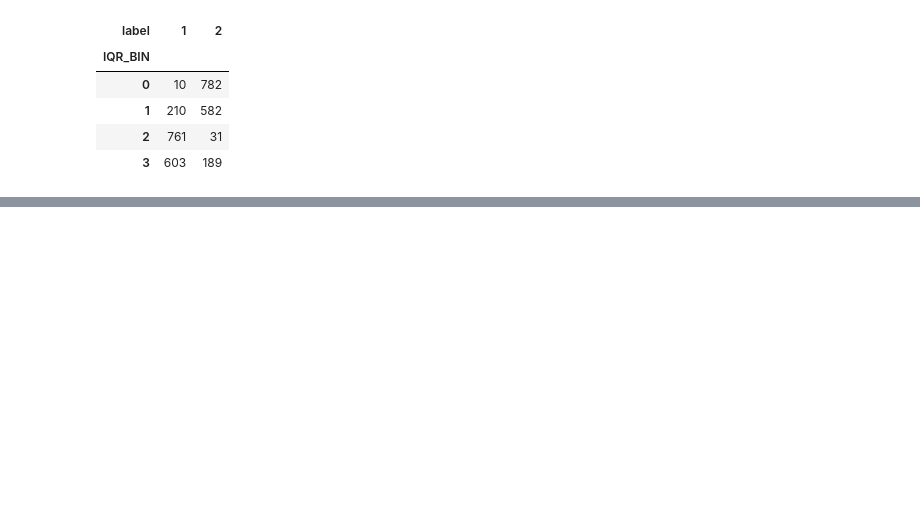
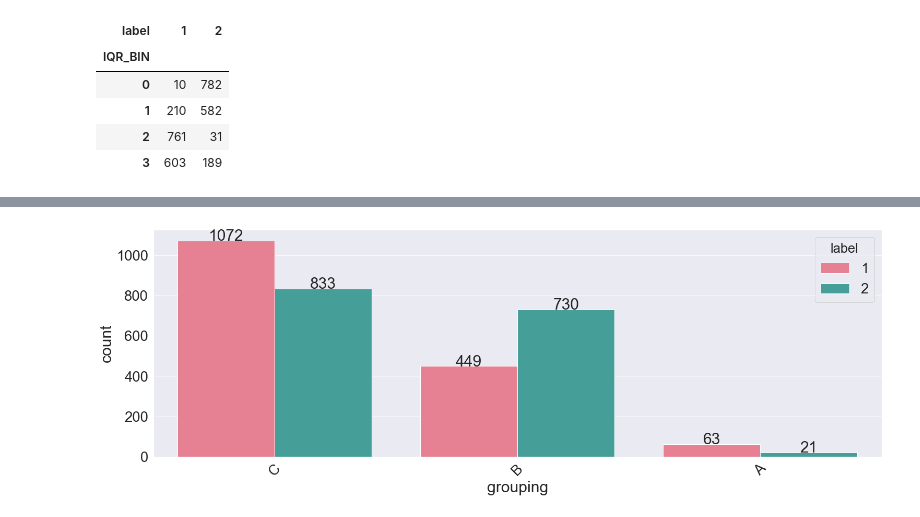
Before and after one commit to azranmelody/modling, a Jupyter notebook: my projects/classification/voice recognition/eda.ipynb, the cells around one changed output, grey strips where cells are left out. Saved outputs shown, nothing was run; the diff lists cells and outputs as text; code cells hidden in the pictures; blank space fills up the shorter version.

```diff
--- a/my projects/classification/voice recognition/eda.ipynb
+++ b/my projects/classification/voice recognition/eda.ipynb
@@ -81,0 +60,4 @@ ValueError: Image size of 276461x492 pixels is too large. It must be less than 2
+# %%
+kamut_per_feature1_by_feature2(df,'label',x_axis='grouping', font_scale=2.5 , palette='husl',order_by_count=True)
+# %% [output]
+[figure, added]
```
Also changed, not shown: parts of 17 cells of this notebook.
